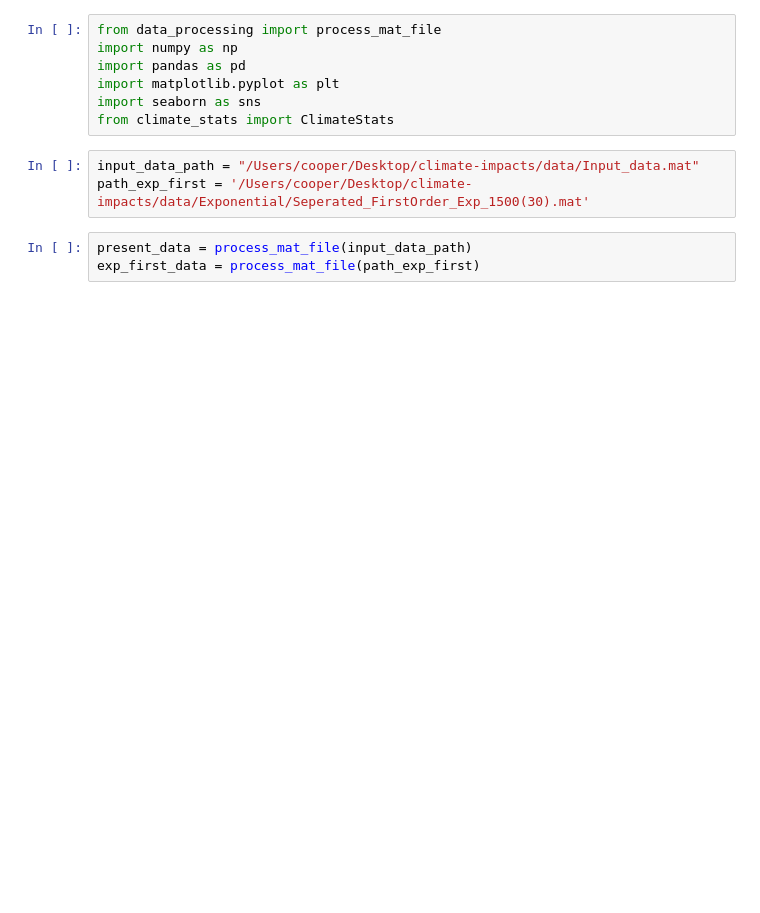
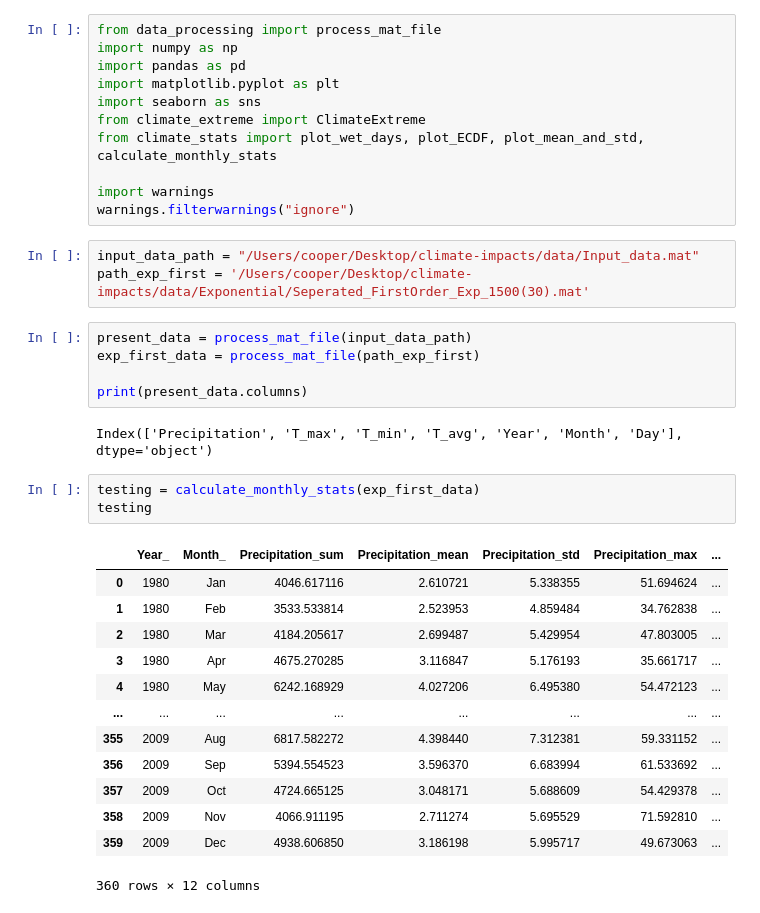
Before and after one commit to CooperBigFoot/climate-impacts, a Jupyter notebook: code/eda.ipynb, the cells around one changed output. Cells and saved outputs as stored; diff of their text form; blank space fills up the shorter version.

```diff
--- a/code/eda.ipynb
+++ b/code/eda.ipynb
@@ -4,10 +4,35 @@ import numpy as np
 import pandas as pd
 import matplotlib.pyplot as plt
 import seaborn as sns
-from climate_stats import ClimateStats
+from climate_extreme import ClimateExtreme
+from climate_stats import plot_wet_days, plot_ECDF, plot_mean_and_std, calculate_monthly_stats
+
+import warnings
+warnings.filterwarnings("ignore")
 # %%
 input_data_path = "/Users/cooper/Desktop/climate-impacts/data/Input_data.mat"
 path_exp_first = '/Users/cooper/Desktop/climate-impacts/data/Exponential/Seperated_FirstOrder_Exp_1500(30).mat'
 # %%
 present_data = process_mat_file(input_data_path)
 exp_first_data = process_mat_file(path_exp_first)
+
+print(present_data.columns)
+# %% [output]
+Index(['Precipitation', 'T_max', 'T_min', 'T_avg', 'Year', 'Month', 'Day'], dtype='object')
+# %%
+testing = calculate_monthly_stats(exp_first_data)
+testing
+# %% [output]
+|  | Year_ | Month_ | Precipitation_sum | Precipitation_mean | Precipitation_std | Precipitation_max | ... |
+| 0 | 1980 | Jan | 4046.617116 | 2.610721 | 5.338355 | 51.694624 | ... |
+| 1 | 1980 | Feb | 3533.533814 | 2.523953 | 4.859484 | 34.762838 | ... |
+| 2 | 1980 | Mar | 4184.205617 | 2.699487 | 5.429954 | 47.803005 | ... |
+| 3 | 1980 | Apr | 4675.270285 | 3.116847 | 5.176193 | 35.661717 | ... |
+| 4 | 1980 | May | 6242.168929 | 4.027206 | 6.495380 | 54.472123 | ... |
+| ... | ... | ... | ... | ... | ... | ... | ... |
+| 355 | 2009 | Aug | 6817.582272 | 4.398440 | 7.312381 | 59.331152 | ... |
+| 356 | 2009 | Sep | 5394.554523 | 3.596370 | 6.683994 | 61.533692 | ... |
+| 357 | 2009 | Oct | 4724.665125 | 3.048171 | 5.688609 | 54.429378 | ... |
+| 358 | 2009 | Nov | 4066.911195 | 2.711274 | 5.695529 | 71.592810 | ... |
+| 359 | 2009 | Dec | 4938.606850 | 3.186198 | 5.995717 | 49.673063 | ... |
+360 rows × 12 columns
```
Also changed, not shown: parts of 8 cells of this notebook, 2 other files.
